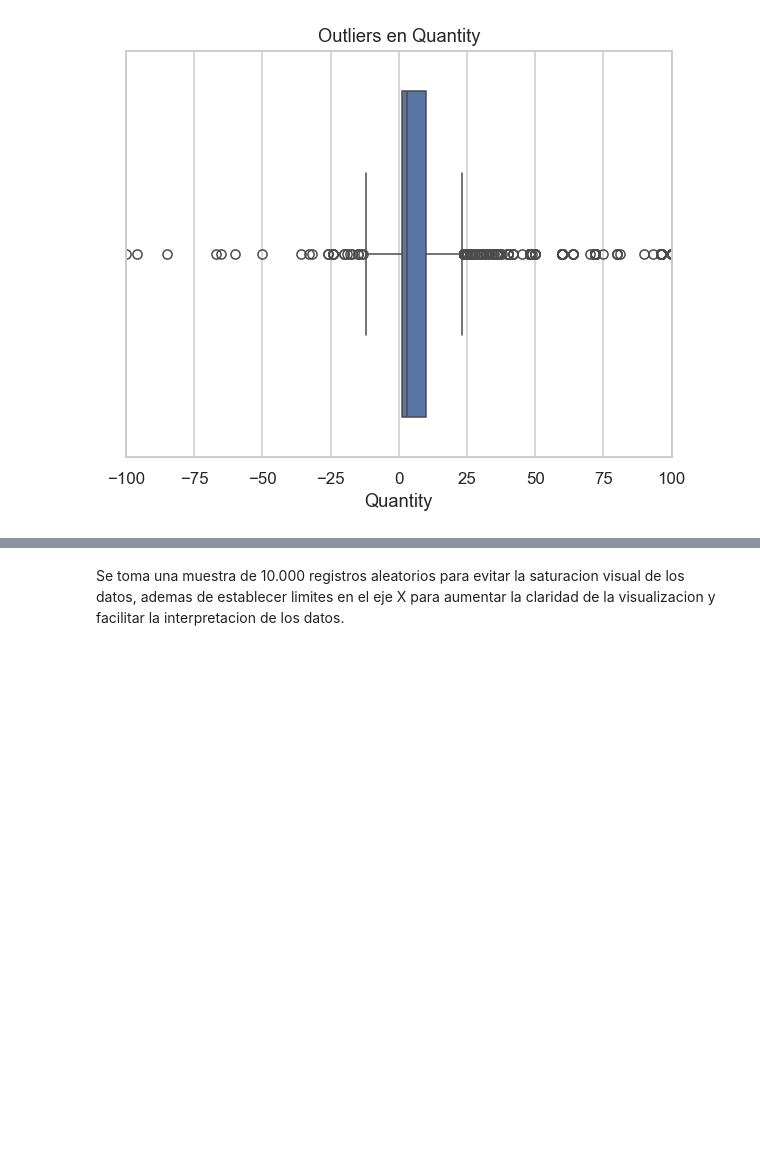
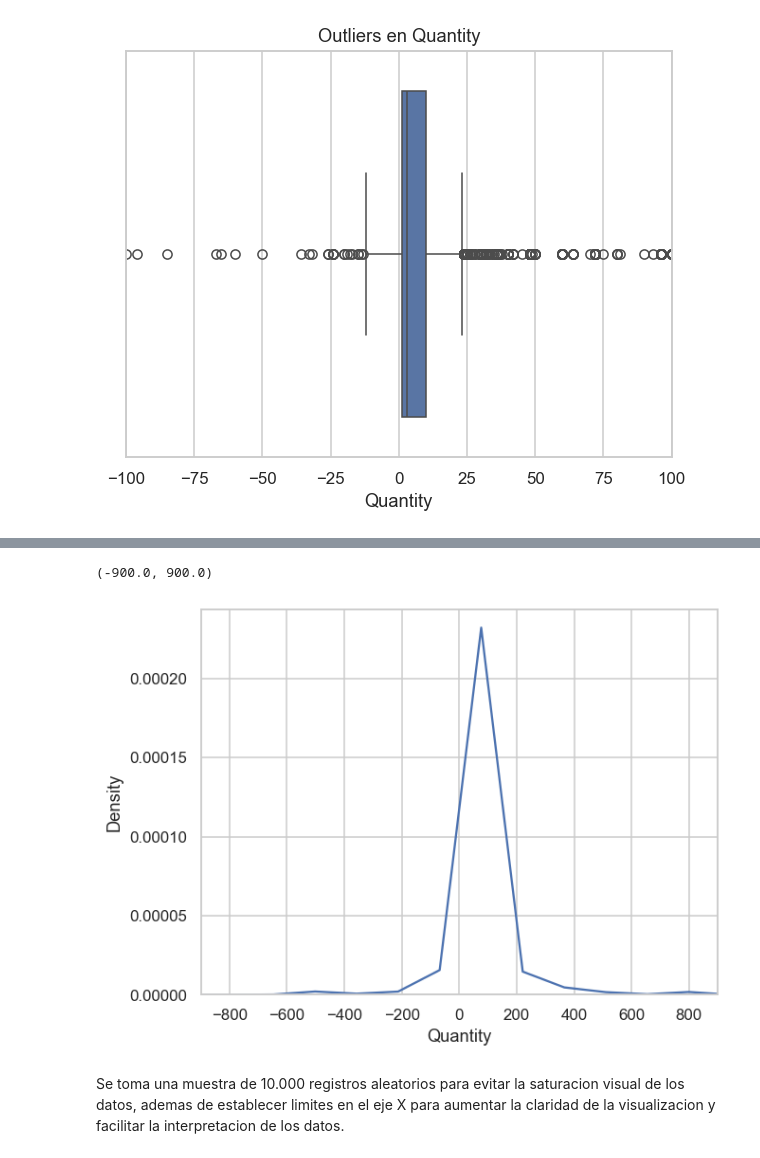
Before and after one commit to DaLeedev/CLTV_PROJECT, a Jupyter notebook: notebooks/01_Exploracion Inicial.ipynb, the cells around one changed output, grey strips where cells are left out. Drawn from its saved outputs; the diff is of its cells as text; code cells hidden in the pictures; blank space fills up the shorter version.

```diff
--- a/notebooks/01_Exploracion Inicial.ipynb
+++ b/notebooks/01_Exploracion Inicial.ipynb
@@ -216,3 +221,9 @@ plt.show()
+# %%
+sns.kdeplot(df['Quantity'], bw_adjust=0.5)
+plt.xlim(-900, 900)
+# %% [output]
+(-900.0, 900.0)
+[figure, added]
 # %% [markdown]
 Se toma una muestra de 10.000 registros aleatorios para evitar la saturacion visual de los datos, ademas de establecer limites en el eje X para aumentar la claridad de la visualizacion y facilitar la interpretacion de los datos.
 # %% [markdown]
```
Also changed, not shown: parts of 15 cells of this notebook.
